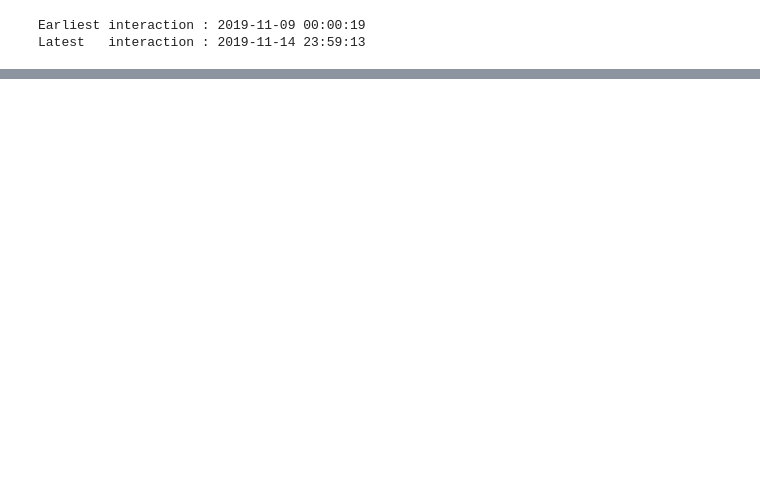
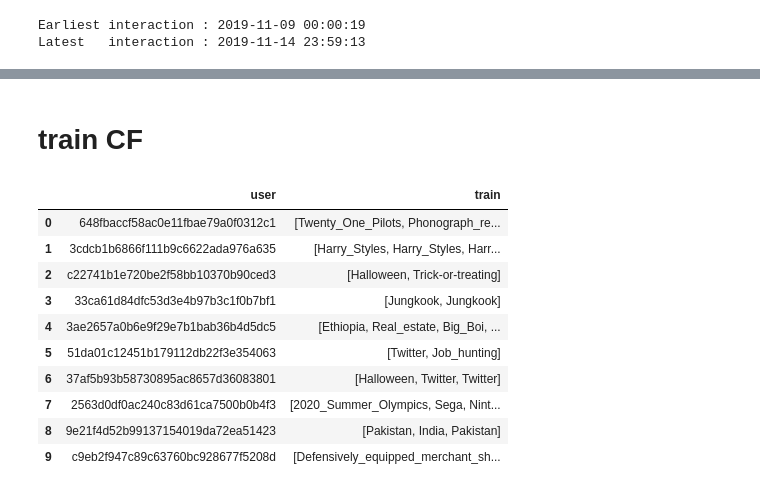
Before and after one commit to rayyyd/news_reccomender, a Jupyter notebook: ray/recommender.ipynb, the cells around one changed output, grey strips where cells are left out. Cells and saved outputs as stored; diff of their text form; code cells hidden in the pictures; blank space fills up the shorter version.

```diff
--- a/ray/recommender.ipynb
+++ b/ray/recommender.ipynb
@@ -548,0 +525,33 @@ tweetsKB_train.shape
+# %%
+import pandas as pd
+import ast                        # safely evaluate the stringified list
+
+
+def parse_uri_list(cell):
+    """
+    Turn a string like "['http://dbpedia.org/...', 'http://dbpedia.org/...']"
+    into a real Python list.  Returns [] for NaN/empty cells.
+    """
+    if isinstance(cell, str) and cell.strip():
+        try:
+            return ast.literal_eval(cell)     # ⇦ safe list‑literal eval
+        except (SyntaxError, ValueError):
+            # log / warn here if you like
+            return []
+    return []                                 # NaN or empty string
+
+# parse
+tweetsKB_train["uri_list"] = tweetsKB_train["tweet_uris"].apply(parse_uri_list)
+
+# aggregate by user
+tweets_user_df = (
+    tweetsKB_train.groupby("userid", sort=False)["uri_list"]
+             .sum()                      # list concatenation (faster than apply list)
+             .reset_index()
+             .rename(columns={"userid": "user",
+                              "uri_list": "train"})
+)
+tweets_user_df['train'] = tweets_user_df['train'].apply(strip_dbpedia)
+tweets_user_df = tweets_user_df[tweets_user_df["train"].apply(len) > 1].reset_index(drop=True)
+print(len(tweets_user_df), "users with more than one tweet URI")
+tweets_user_df.tail()
@@ -610,0 +663,17 @@ MIND_user_df.head()
+# %% [markdown]
+# train CF
+# %%
+# collecting all the dfs we will need.
+tweets_user_df.head(10)
+# %% [output]
+|  | user | train |
+| 0 | 648fbaccf58ac0e11fbae79a0f0312c1 | [Twenty_One_Pilots, Phonograph_re... |
+| 1 | 3cdcb1b6866f111b9c6622ada976a635 | [Harry_Styles, Harry_Styles, Harr... |
+| 2 | c22741b1e720be2f58bb10370b90ced3 | [Halloween, Trick-or-treating] |
+| 3 | 33ca61d84dfc53d3e4b97b3c1f0b7bf1 | [Jungkook, Jungkook] |
+| 4 | 3ae2657a0b6e9f29e7b1bab36b4d5dc5 | [Ethiopia, Real_estate, Big_Boi, ... |
+| 5 | 51da01c12451b179112db22f3e354063 | [Twitter, Job_hunting] |
+| 6 | 37af5b93b58730895ac8657d36083801 | [Halloween, Twitter, Twitter] |
+| 7 | 2563d0df0ac240c83d61ca7500b0b4f3 | [2020_Summer_Olympics, Sega, Nint... |
+| 8 | 9e21f4d52b99137154019da72ea51423 | [Pakistan, India, Pakistan] |
+| 9 | c9eb2f947c89c63760bc928677f5208d | [Defensively_equipped_merchant_sh... |
```
Also changed, not shown: parts of 19 cells of this notebook.
